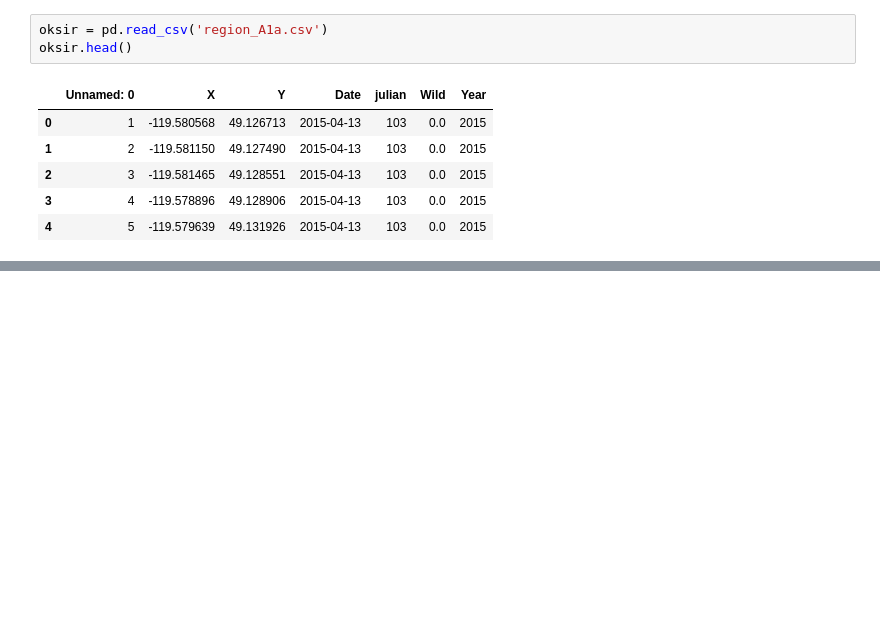
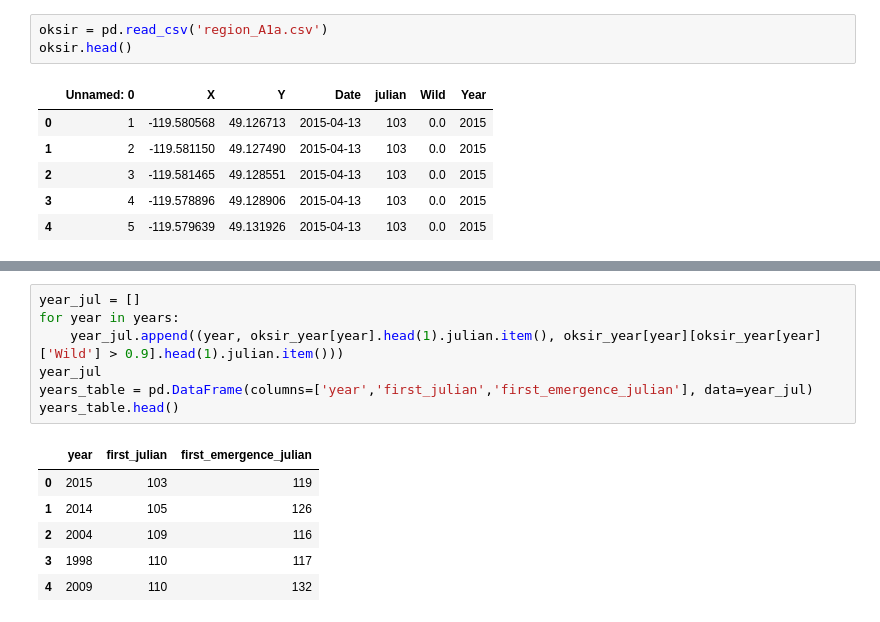
Before and after one commit to PacificBird/InsectPhenologyCaptureSim, a Jupyter notebook: multi_analysis.ipynb, the cells around one changed output, grey strips where cells are left out. Saved outputs shown, nothing was run; the diff lists cells and outputs as text; blank space fills up the shorter version.

Commit message:
Getting integrated moth data matched to individual data

```diff
--- a/multi_analysis.ipynb
+++ b/multi_analysis.ipynb
@@ -478,0 +493,14 @@ def num_traps(data):
+# %%
+year_jul = []
+for year in years:
+    year_jul.append((year, oksir_year[year].head(1).julian.item(), oksir_year[year][oksir_year[year]['Wild'] > 0.9].head(1).julian.item()))
+year_jul
+years_table = pd.DataFrame(columns=['year','first_julian','first_emergence_julian'], data=year_jul)
+years_table.head()
+# %% [output]
+|  | year | first_julian | first_emergence_julian |
+| 0 | 2015 | 103 | 119 |
+| 1 | 2014 | 105 | 126 |
+| 2 | 2004 | 109 | 116 |
+| 3 | 1998 | 110 | 117 |
+| 4 | 2009 | 110 | 132 |
```
Also changed, not shown: parts of 7 cells of this notebook.
